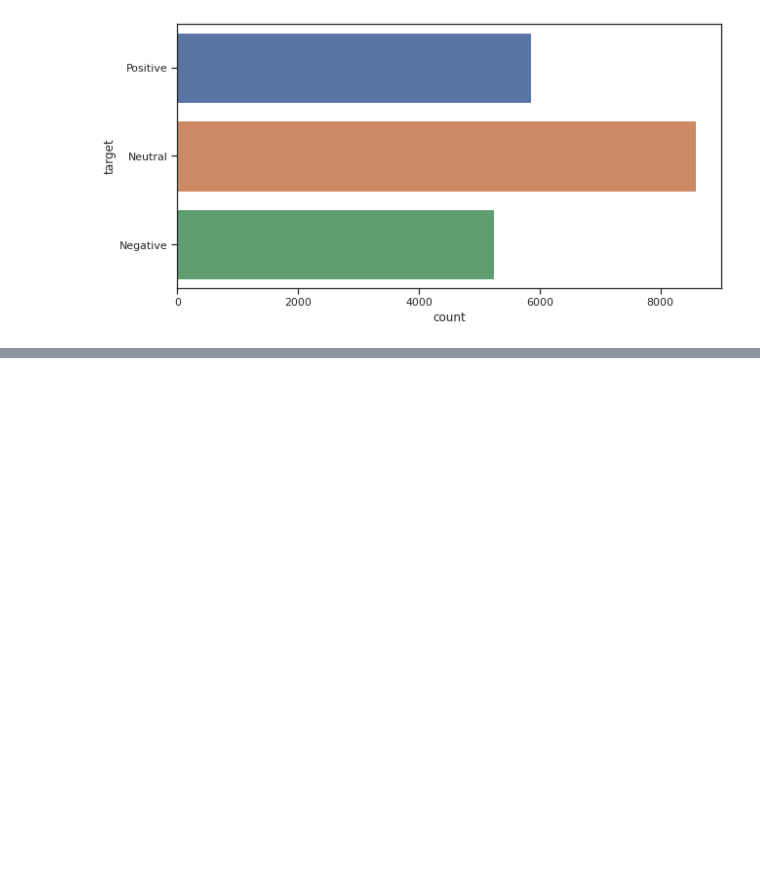
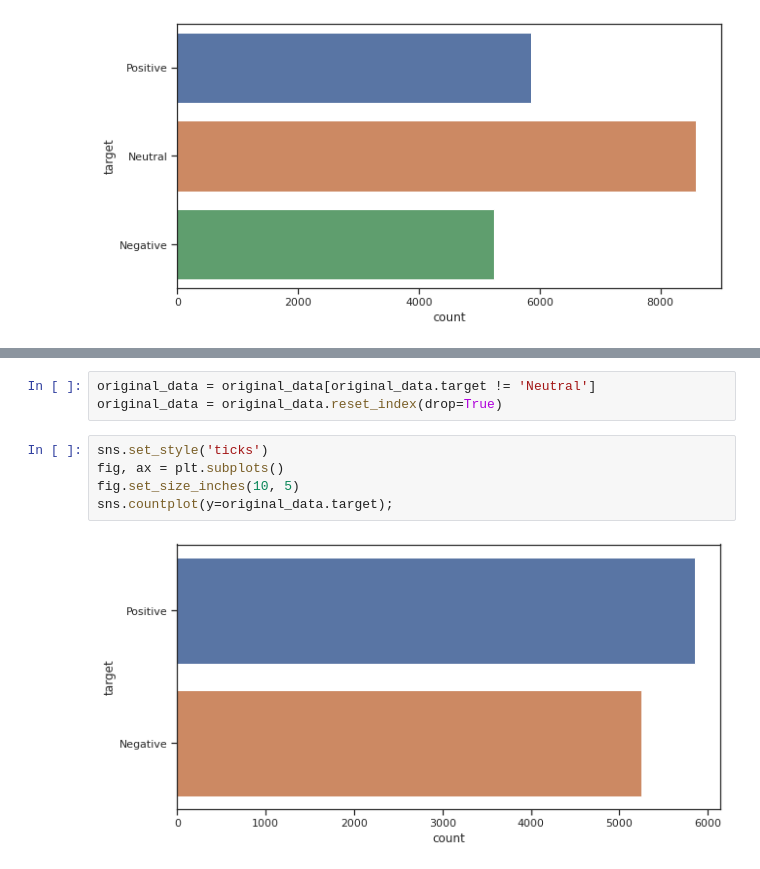
Before and after one commit to bryanfree66/colab_notebooks, a Jupyter notebook: sentiment_analysis_sample.ipynb, the cells around one changed output, grey strips where cells are left out. Saved outputs shown, nothing was run; the diff lists cells and outputs as text; blank space fills up the shorter version.

Commit message:
Removed neutrals

```diff
--- a/sentiment_analysis_sample.ipynb
+++ b/sentiment_analysis_sample.ipynb
@@ -149,0 +154,10 @@ It looks like we have a few more neural reviews than positive or negative. Posit
+# %%
+original_data = original_data[original_data.target != 'Neutral']
+original_data = original_data.reset_index(drop=True)
+# %%
+sns.set_style('ticks')
+fig, ax = plt.subplots()
+fig.set_size_inches(10, 5)
+sns.countplot(y=original_data.target);
+# %% [output]
+[figure, added]
```
Also changed, not shown: parts of 2 cells of this notebook.
